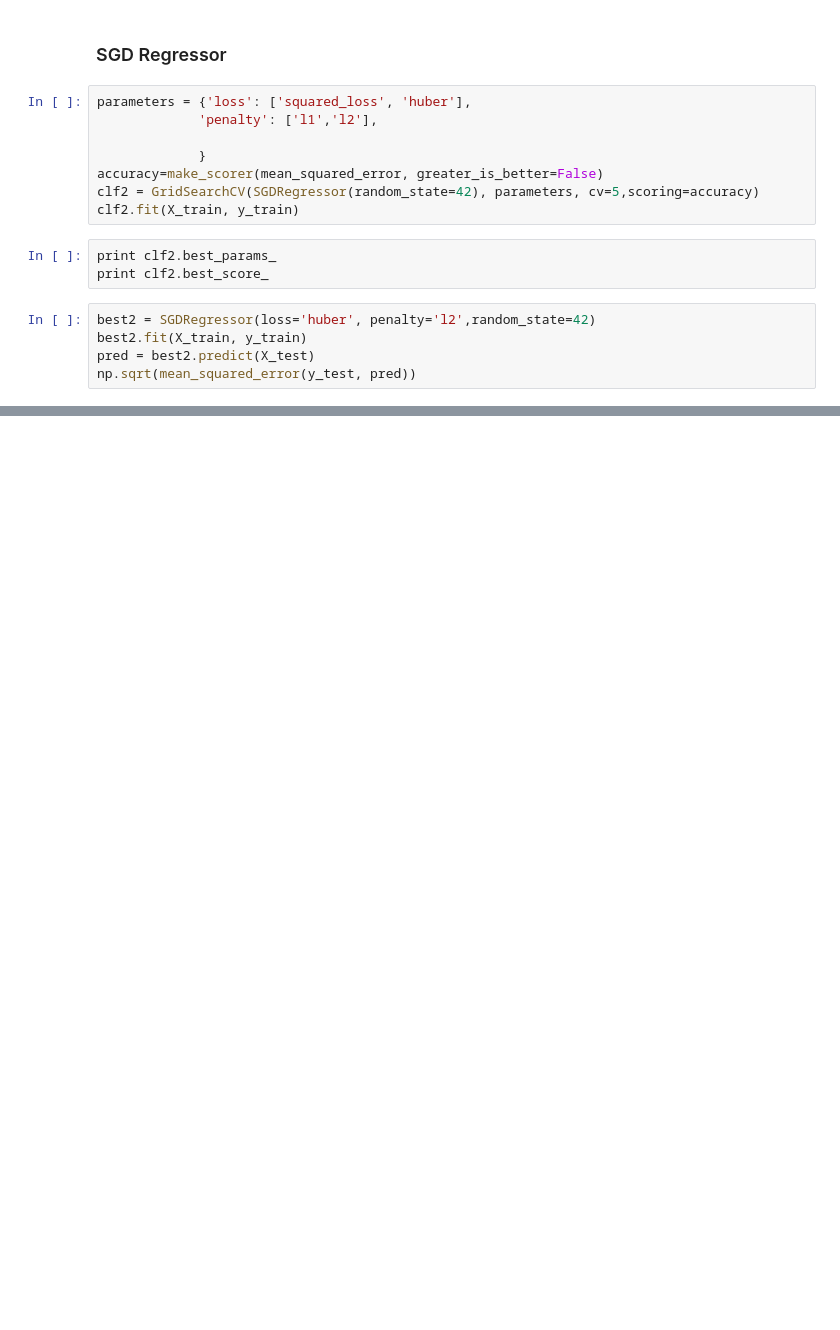
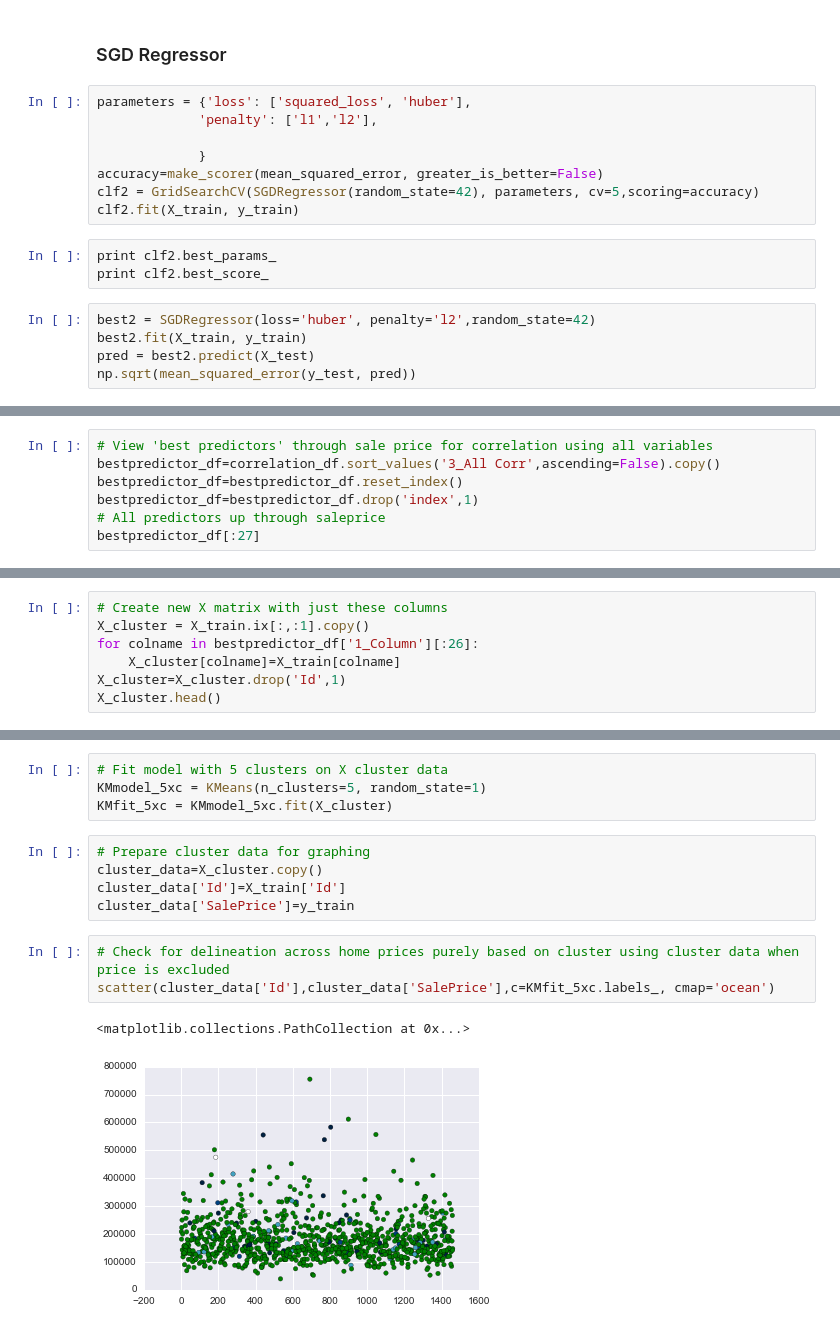
Before and after one commit to vishwabhuta/APM_House_Prices, a Jupyter notebook: APM Project.ipynb, the cells around one changed output, grey strips where cells are left out. Cells and saved outputs as stored; diff of their text form; blank space fills up the shorter version.

```diff
--- a/APM Project.ipynb
+++ b/APM Project.ipynb
@@ -457,0 +553,7 @@ np.sqrt(mean_squared_error(y_test, pred))
+# %%
+# View 'best predictors' through sale price for correlation using all variables
+bestpredictor_df=correlation_df.sort_values('3_All Corr',ascending=False).copy()
+bestpredictor_df=bestpredictor_df.reset_index()
+bestpredictor_df=bestpredictor_df.drop('index',1)
+# All predictors up through saleprice
+bestpredictor_df[:27]
@@ -457,0 +578,7 @@ np.sqrt(mean_squared_error(y_test, pred))
+# %%
+# Create new X matrix with just these columns
+X_cluster = X_train.ix[:,:1].copy()
+for colname in bestpredictor_df['1_Column'][:26]:
+    X_cluster[colname]=X_train[colname]
+X_cluster=X_cluster.drop('Id',1)
+X_cluster.head()
@@ -457,0 +593,15 @@ np.sqrt(mean_squared_error(y_test, pred))
+# %%
+# Fit model with 5 clusters on X cluster data
+KMmodel_5xc = KMeans(n_clusters=5, random_state=1)
+KMfit_5xc = KMmodel_5xc.fit(X_cluster)
+# %%
+# Prepare cluster data for graphing
+cluster_data=X_cluster.copy()
+cluster_data['Id']=X_train['Id']
+cluster_data['SalePrice']=y_train
+# %%
+# Check for delineation across home prices purely based on cluster using cluster data when price is excluded
+scatter(cluster_data['Id'],cluster_data['SalePrice'],c=KMfit_5xc.labels_, cmap='ocean')
+# %% [output]
+<matplotlib.collections.PathCollection at 0x...>
+[figure, added]
```
Also changed, not shown: parts of 47 cells of this notebook.
